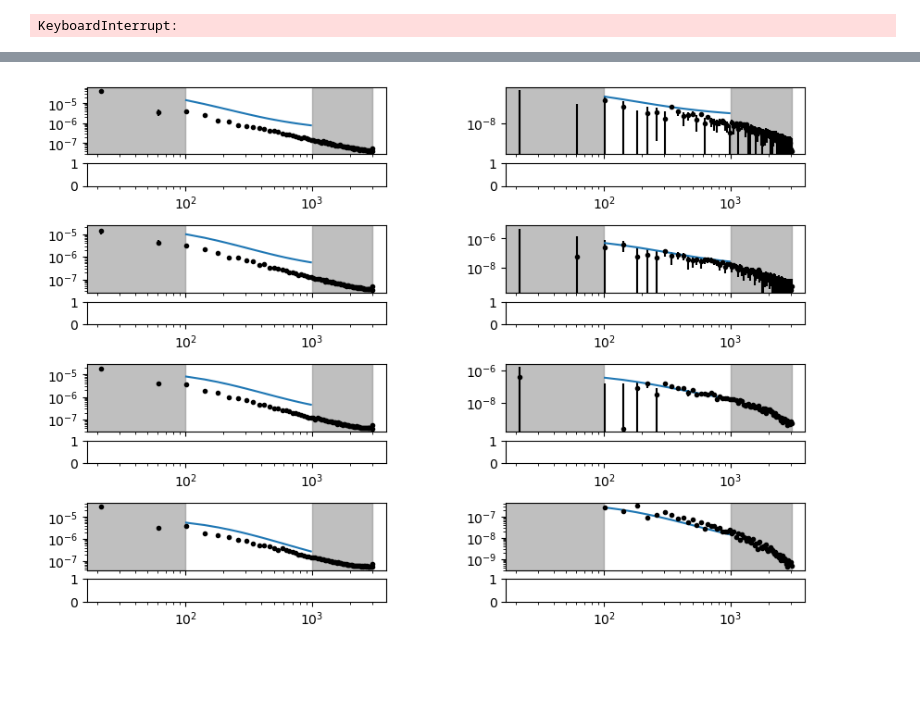
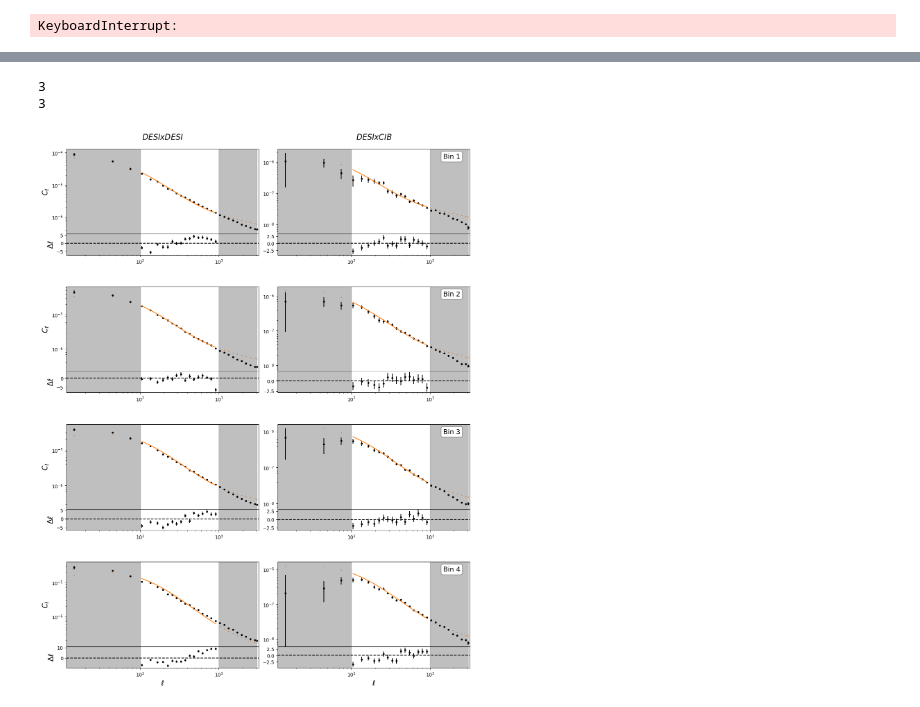
Before and after one commit to NattyDuzza/APEX, a Jupyter notebook: Plotting-Example.ipynb, the cells around one changed output, grey strips where cells are left out. Cells and saved outputs as stored; diff of their text form; code cells hidden in the pictures; blank space fills up the shorter version.

```diff
--- a/Plotting-Example.ipynb
+++ b/Plotting-Example.ipynb
@@ -43,7 +43,7 @@ s.define_alias('cib_857GHz', 'CIBLenz__3')
 # %%
 mmodel = ap.MaleubreModel(
-    Tracer1Workspace=gdwsp,
-    Tracer2Workspace=cibwsp,
+    Tracer1Workspace=cibwsp,
+    Tracer2Workspace=gdwsp,
     tracer_combos=tracer_combos,
     sacc_workspace=s,
     cosmology=cosmo,
@@ -122,9 +122,12 @@ mcmc.minimize_run()
 [minimize] Starting run 1/2
 KeyboardInterrupt:
 # %%
-modelled = mmodel.get_modelled_data(b_gs = np.array([1.948182, 2.035968, 2.298273, 2.456469]),
-    N_ggs = np.array([-11.191655, -3.983871, -14.032556, -0.363131]),
-    A_ggs = np.array([36.100385, 53.170345, 60.163963, 35.638479]),
-    N_gnus = np.array([-6.021444, -2.913143, -10.627134, -14.951336]),
-    A_gnus = np.array([0.499085, 1.034978, 1.817552, 2.186426]),
-    bpsfrs = np.array([0.023589, 0.048866, 0.084527, 0.128878]))
+modelled = mmodel.get_modelled_data(
+    b_gs=np.array([1.948182, 2.035968, 2.298273, 2.456469]),
+    N_ggs=np.array([-11.191655, -3.983871, -14.032556, -0.363131]),
+    A_ggs=np.array([36.100385, 53.170345, 60.163963, 35.638479]),
+    N_gnus=np.array([-6.021444, -2.913143, -10.627134, -14.951336]),
+    A_gnus=np.array([0.499085, 1.034978, 1.817552, 2.186426]),
+    bpsfrs=np.array([0.023589, 0.048866, 0.084527, 0.128878]),
+    full_ells=True
+)
@@ -147,14 +168,17 @@ Getting C_ell for tracer combination hsc_zbin3 and cib_857GHz
 # %%
-plotter = ap.Plots.Plots(s)
+plotter = ap.Plots(s)
 
 plotter.create_grid_plot(
-    subplot_titles=['test1', 'test2'],
+    subplot_titles=['$DESIx DESI$', '$DESI x CIB$'],
     subplot_tracer_combos=tracer_combos,
     measured_data=measured_data,
     measured_data_err=errors,
     modelled_data=modelled,
     cut_positions=[100, 1000],
-    residuals=True
+    residuals=True,
+    full_ells=True
 )
 # %% [output]
+3
+3
-[figure, old version]
+[figure, new version]
```
Also changed, not shown: parts of 3 cells of this notebook, 4 other files.
